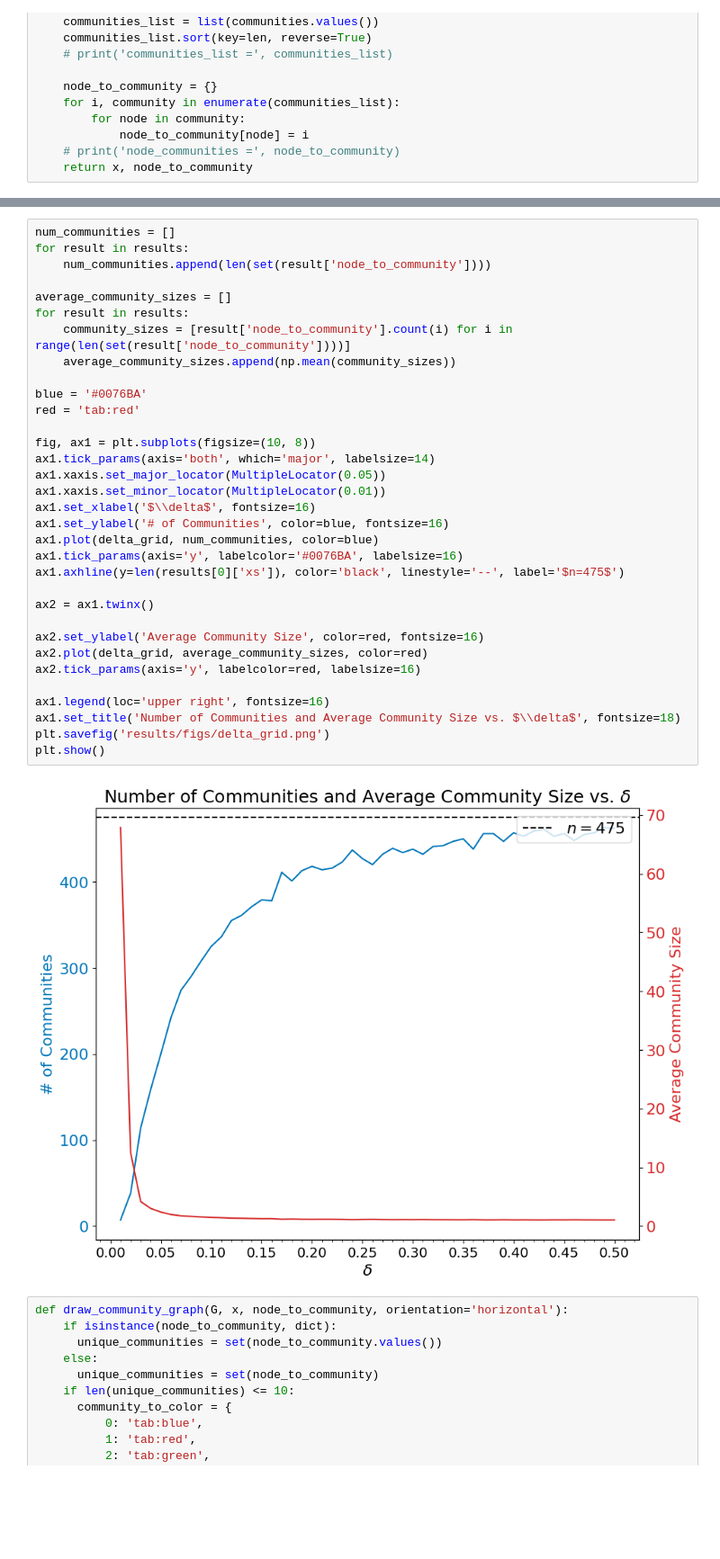
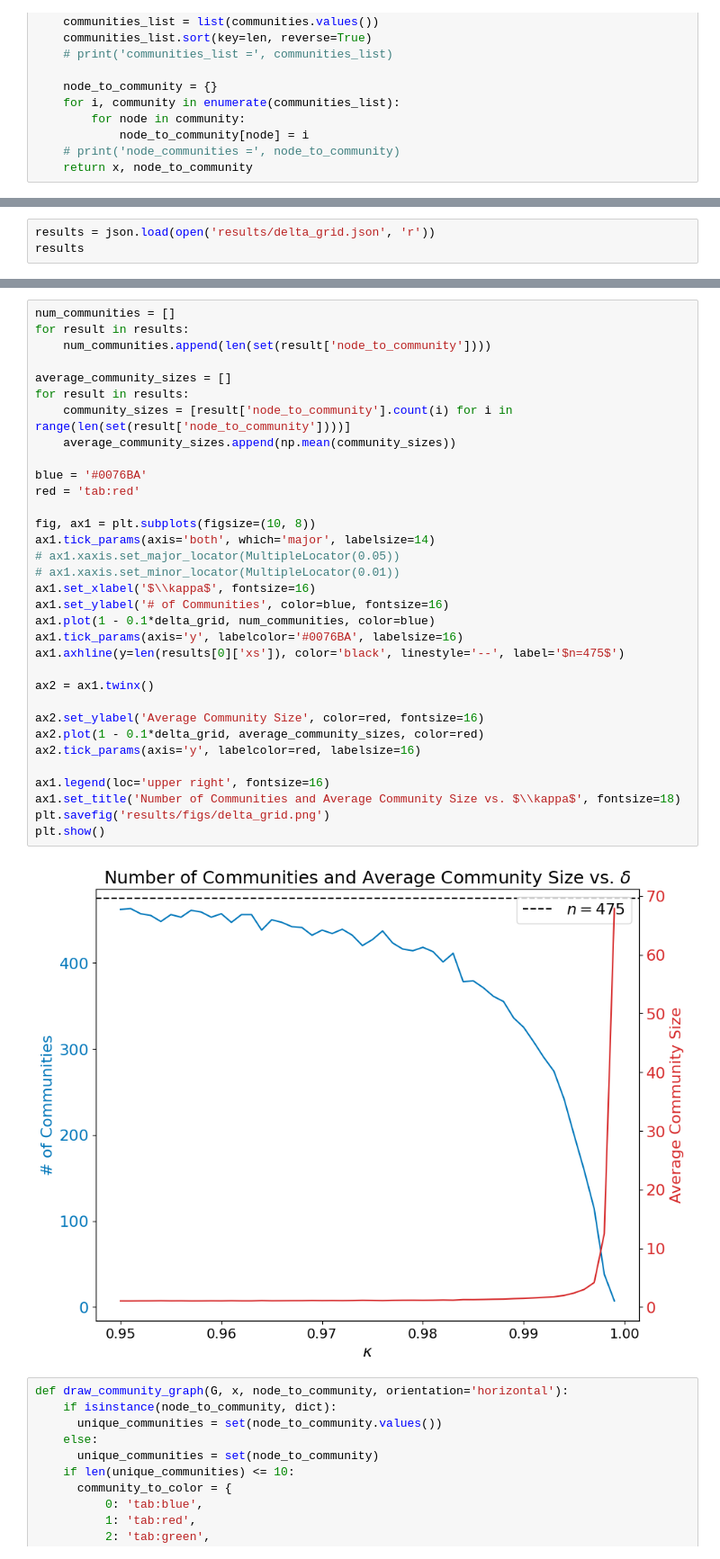
Before and after one commit to cjk4/opinion-modeling, a Jupyter notebook: community-detection.ipynb, the cells around one changed output, grey strips where cells are left out. Shown at 90% size. Cells and saved outputs as stored; diff of their text form; blank space fills up the shorter version.

```diff
--- a/community-detection.ipynb
+++ b/community-detection.ipynb
@@ -300,0 +370,3 @@ finished delta = 0.5 with 462 unique communities
+# %%
+results = json.load(open('results/delta_grid.json', 'r'))
+results
@@ -301,38 +391,38 @@ finished delta = 0.5 with 462 unique communities
 # %%
 num_communities = []
 for result in results:
     num_communities.append(len(set(result['node_to_community'])))
 
 average_community_sizes = []
 for result in results:
     community_sizes = [result['node_to_community'].count(i) for i in range(len(set(result['node_to_community'])))]
     average_community_sizes.append(np.mean(community_sizes))
 
 blue = '#0076BA'
 red = 'tab:red'
 
 fig, ax1 = plt.subplots(figsize=(10, 8))
 ax1.tick_params(axis='both', which='major', labelsize=14)
-ax1.xaxis.set_major_locator(MultipleLocator(0.05))
-ax1.xaxis.set_minor_locator(MultipleLocator(0.01))
-ax1.set_xlabel('$\\delta$', fontsize=16)
+# ax1.xaxis.set_major_locator(MultipleLocator(0.05))
+# ax1.xaxis.set_minor_locator(MultipleLocator(0.01))
+ax1.set_xlabel('$\\kappa$', fontsize=16)
 ax1.set_ylabel('# of Communities', color=blue, fontsize=16)
-ax1.plot(delta_grid, num_communities, color=blue)
+ax1.plot(1 - 0.1*delta_grid, num_communities, color=blue)
 ax1.tick_params(axis='y', labelcolor='#0076BA', labelsize=16)
 ax1.axhline(y=len(results[0]['xs']), color='black', linestyle='--', label='$n=475$')
 
 ax2 = ax1.twinx()
 
 ax2.set_ylabel('Average Community Size', color=red, fontsize=16)
-ax2.plot(delta_grid, average_community_sizes, color=red)
+ax2.plot(1 - 0.1*delta_grid, average_community_sizes, color=red)
 ax2.tick_params(axis='y', labelcolor=red, labelsize=16)
 
 ax1.legend(loc='upper right', fontsize=16)
-ax1.set_title('Number of Communities and Average Community Size vs. $\\delta$', fontsize=18)
+ax1.set_title('Number of Communities and Average Community Size vs. $\\kappa$', fontsize=18)
 plt.savefig('results/figs/delta_grid.png')
 plt.show()
 # %% [output]
-[figure, old version]
+[figure, new version]
 # %%
 def draw_community_graph(G, x, node_to_community, orientation='horizontal'):
     if isinstance(node_to_community, dict):
```
Also changed, not shown: parts of 27 cells of this notebook, 10 other files.
